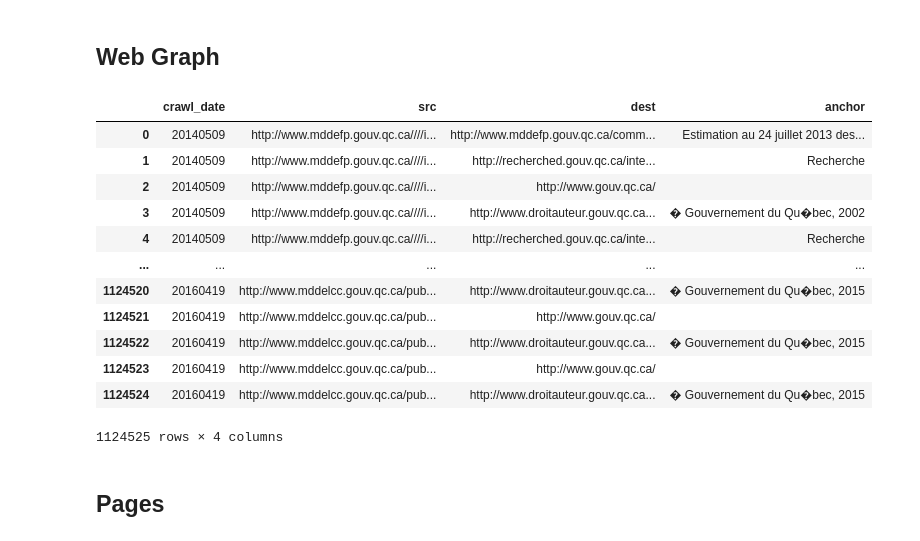
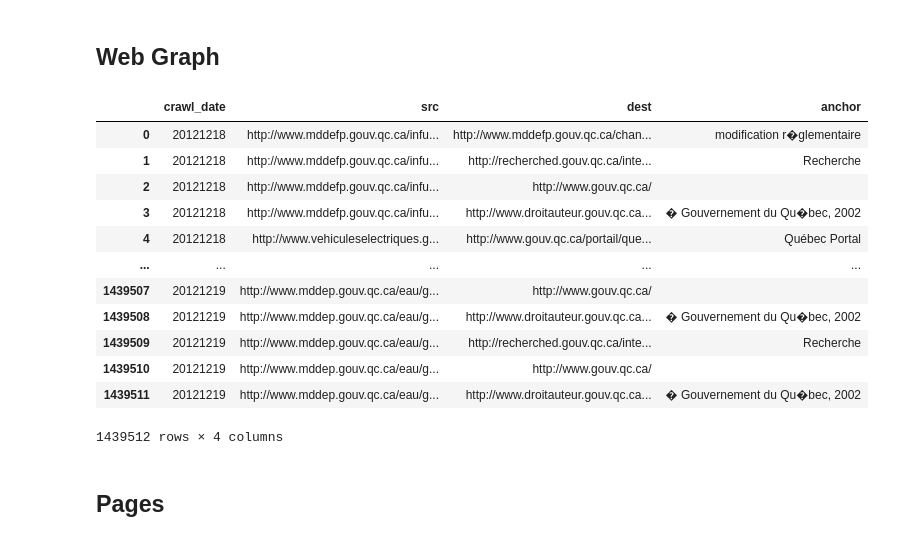
Before and after one commit to archivesunleashed/notebooks, a Jupyter notebook: parquet_pandas_example.ipynb, the cells around one changed output. Cells and saved outputs as stored; diff of their text form; code cells hidden in the pictures.

```diff
--- a/parquet_pandas_example.ipynb
+++ b/parquet_pandas_example.ipynb
@@ -124,23 +138,23 @@ images
 # %% [markdown]
 ## Web Graph
 # %%
-webgraph_parquet = pq.read_table('environnement-qc/webgraph')
+webgraph_parquet = pq.read_table('parquet/webgraph')
 webgraph = webgraph_parquet.to_pandas()
 webgraph
 # %% [output]
 |  | crawl_date | src | dest | anchor |
-| 0 | 20140509 | http://www.mddefp.gouv.qc.ca////i... | http://www.mddefp.gouv.qc.ca/comm... | Estimation au 24 juillet 2013 des... |
-| 1 | 20140509 | http://www.mddefp.gouv.qc.ca////i... | http://recherched.gouv.qc.ca/inte... | Recherche |
-| 2 | 20140509 | http://www.mddefp.gouv.qc.ca////i... | http://www.gouv.qc.ca/ |  |
-| 3 | 20140509 | http://www.mddefp.gouv.qc.ca////i... | http://www.droitauteur.gouv.qc.ca... | � Gouvernement du Qu�bec, 2002 |
-| 4 | 20140509 | http://www.mddefp.gouv.qc.ca////i... | http://recherched.gouv.qc.ca/inte... | Recherche |
+| 0 | 20121218 | http://www.mddefp.gouv.qc.ca/infu... | http://www.mddefp.gouv.qc.ca/chan... | modification r�glementaire |
+| 1 | 20121218 | http://www.mddefp.gouv.qc.ca/infu... | http://recherched.gouv.qc.ca/inte... | Recherche |
+| 2 | 20121218 | http://www.mddefp.gouv.qc.ca/infu... | http://www.gouv.qc.ca/ |  |
+| 3 | 20121218 | http://www.mddefp.gouv.qc.ca/infu... | http://www.droitauteur.gouv.qc.ca... | � Gouvernement du Qu�bec, 2002 |
+| 4 | 20121218 | http://www.vehiculeselectriques.g... | http://www.gouv.qc.ca/portail/que... | Québec Portal |
 | ... | ... | ... | ... | ... |
-| 1124520 | 20160419 | http://www.mddelcc.gouv.qc.ca/pub... | http://www.droitauteur.gouv.qc.ca... | � Gouvernement du Qu�bec, 2015 |
-| 1124521 | 20160419 | http://www.mddelcc.gouv.qc.ca/pub... | http://www.gouv.qc.ca/ |  |
-| 1124522 | 20160419 | http://www.mddelcc.gouv.qc.ca/pub... | http://www.droitauteur.gouv.qc.ca... | � Gouvernement du Qu�bec, 2015 |
-| 1124523 | 20160419 | http://www.mddelcc.gouv.qc.ca/pub... | http://www.gouv.qc.ca/ |  |
-| 1124524 | 20160419 | http://www.mddelcc.gouv.qc.ca/pub... | http://www.droitauteur.gouv.qc.ca... | � Gouvernement du Qu�bec, 2015 |
+| 1439507 | 20121219 | http://www.mddep.gouv.qc.ca/eau/g... | http://www.gouv.qc.ca/ |  |
+| 1439508 | 20121219 | http://www.mddep.gouv.qc.ca/eau/g... | http://www.droitauteur.gouv.qc.ca... | � Gouvernement du Qu�bec, 2002 |
+| 1439509 | 20121219 | http://www.mddep.gouv.qc.ca/eau/g... | http://recherched.gouv.qc.ca/inte... | Recherche |
+| 1439510 | 20121219 | http://www.mddep.gouv.qc.ca/eau/g... | http://www.gouv.qc.ca/ |  |
+| 1439511 | 20121219 | http://www.mddep.gouv.qc.ca/eau/g... | http://www.droitauteur.gouv.qc.ca... | � Gouvernement du Qu�bec, 2002 |
-1124525 rows × 4 columns
+1439512 rows × 4 columns
 # %% [markdown]
 ## Pages
 # %%
```
Also changed, not shown: parts of 10 cells of this notebook.
